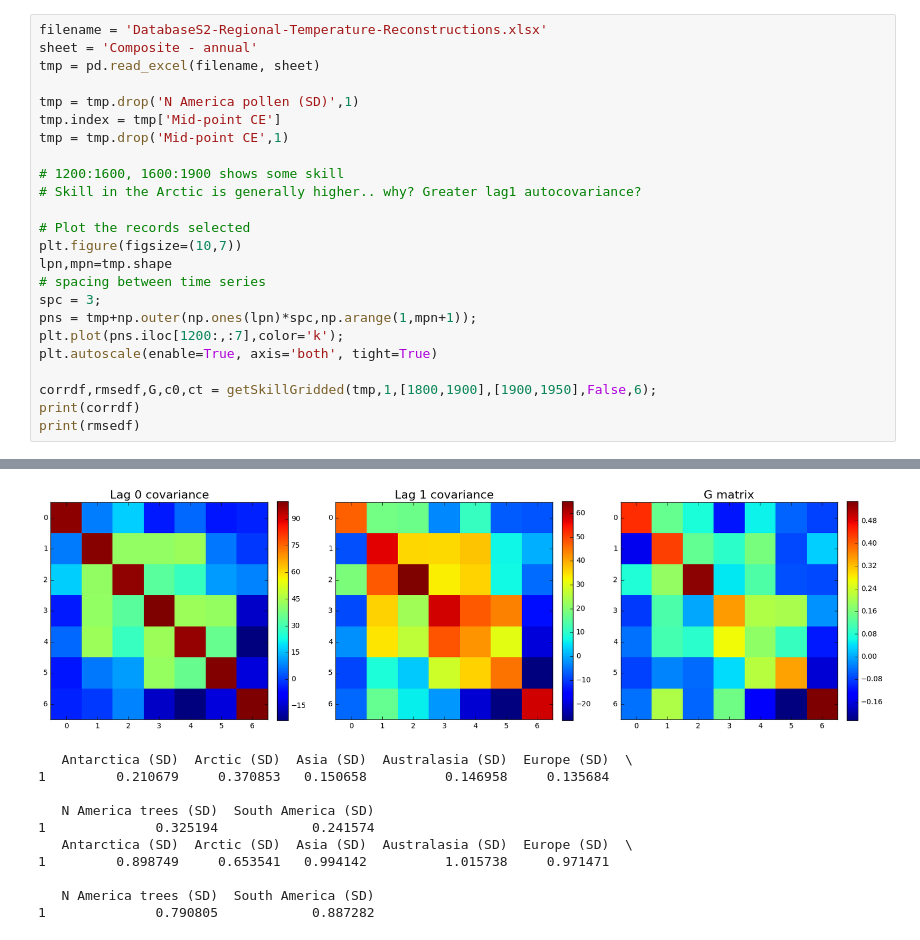
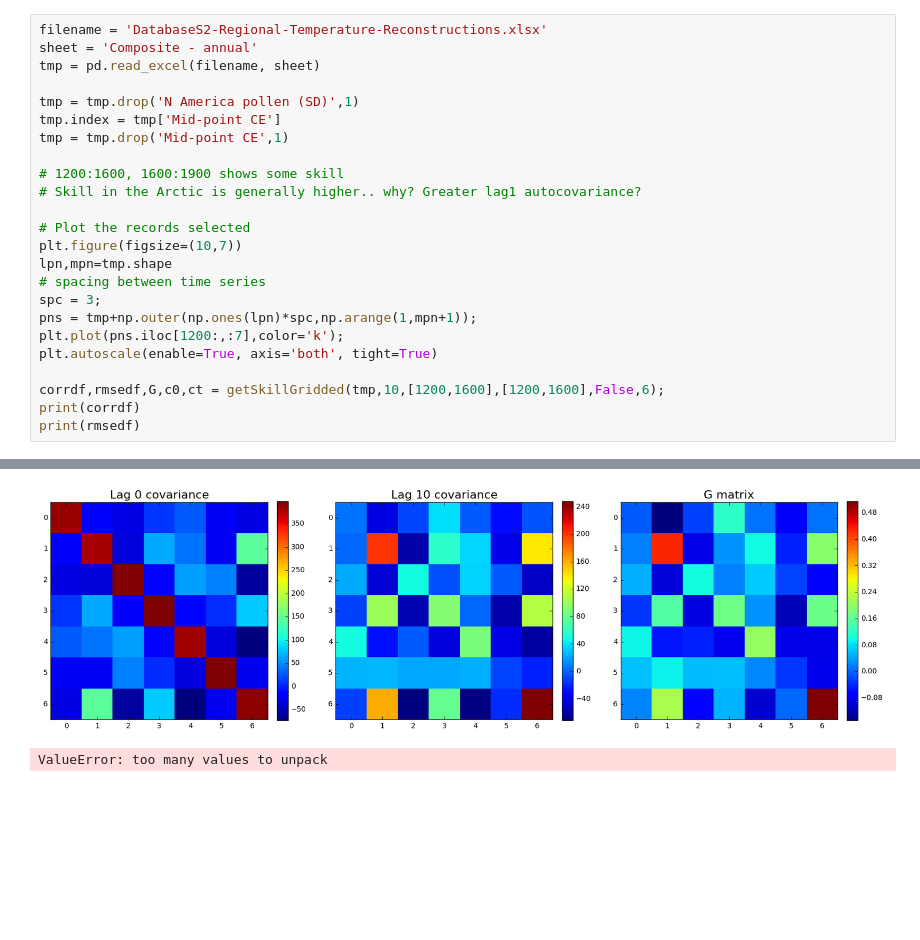
Before and after one commit to amrhein/LMR, a Jupyter notebook: pages2k_regional_recon_LIM.ipynb, the cells around one changed output, grey strips where cells are left out. Cells and saved outputs as stored; diff of their text form; blank space fills up the shorter version.

```diff
--- a/pages2k_regional_recon_LIM.ipynb
+++ b/pages2k_regional_recon_LIM.ipynb
@@ -29,37 +29,28 @@ from gridAvg import gridAvg
 # %%
 filename = 'DatabaseS2-Regional-Temperature-Reconstructions.xlsx'
 sheet = 'Composite - annual'
 tmp = pd.read_excel(filename, sheet)
 
 tmp = tmp.drop('N America pollen (SD)',1)
 tmp.index = tmp['Mid-point CE']
 tmp = tmp.drop('Mid-point CE',1)
 
 # 1200:1600, 1600:1900 shows some skill
 # Skill in the Arctic is generally higher.. why? Greater lag1 autocovariance?
 
 # Plot the records selected
 plt.figure(figsize=(10,7))
 lpn,mpn=tmp.shape
 # spacing between time series
 spc = 3;
 pns = tmp+np.outer(np.ones(lpn)*spc,np.arange(1,mpn+1));
 plt.plot(pns.iloc[1200:,:7],color='k');
 plt.autoscale(enable=True, axis='both', tight=True)
 
-corrdf,rmsedf,G,c0,ct = getSkillGridded(tmp,1,[1800,1900],[1900,1950],False,6);
+corrdf,rmsedf,G,c0,ct = getSkillGridded(tmp,10,[1200,1600],[1200,1600],False,6);
 print(corrdf)
 print(rmsedf)
 # %% [output]
 [figure]
-[figure, old version]
+[figure, new version]
-   Antarctica (SD)  Arctic (SD)  Asia (SD)  Australasia (SD)  Europe (SD)  \
-1         0.210679     0.370853   0.150658          0.146958     0.135684
-
-   N America trees (SD)  South America (SD)
-1              0.325194            0.241574
-   Antarctica (SD)  Arctic (SD)  Asia (SD)  Australasia (SD)  Europe (SD)  \
-1         0.898749     0.653541   0.994142          1.015738     0.971471
-
-   N America trees (SD)  South America (SD)
-1              0.790805            0.887282
+ValueError: too many values to unpack
```
Also changed, not shown: parts of 7 cells of this notebook, 18 other files.
